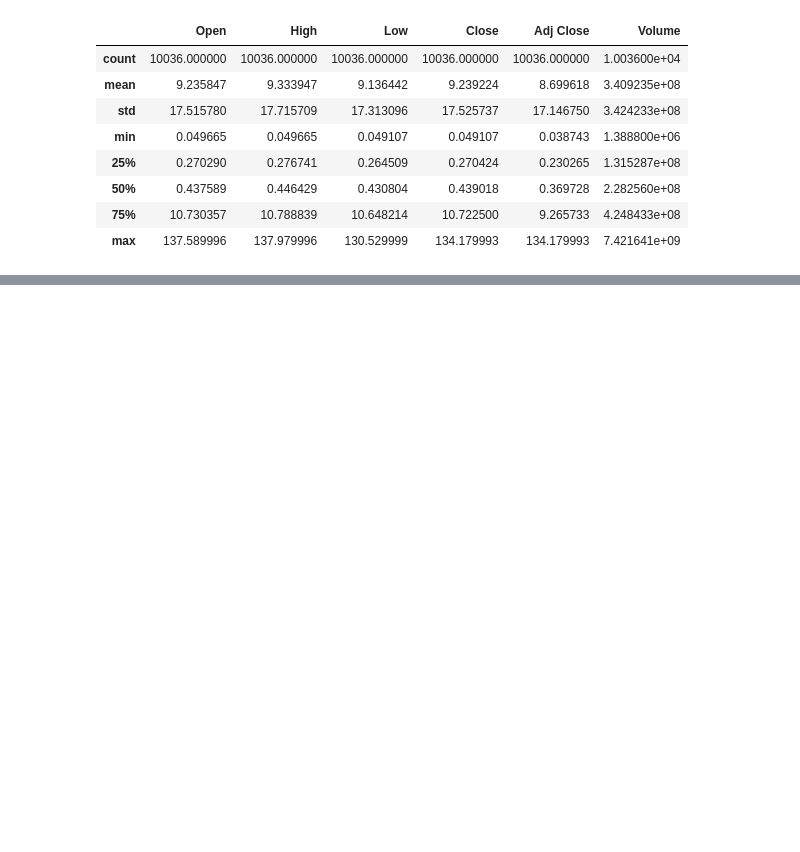
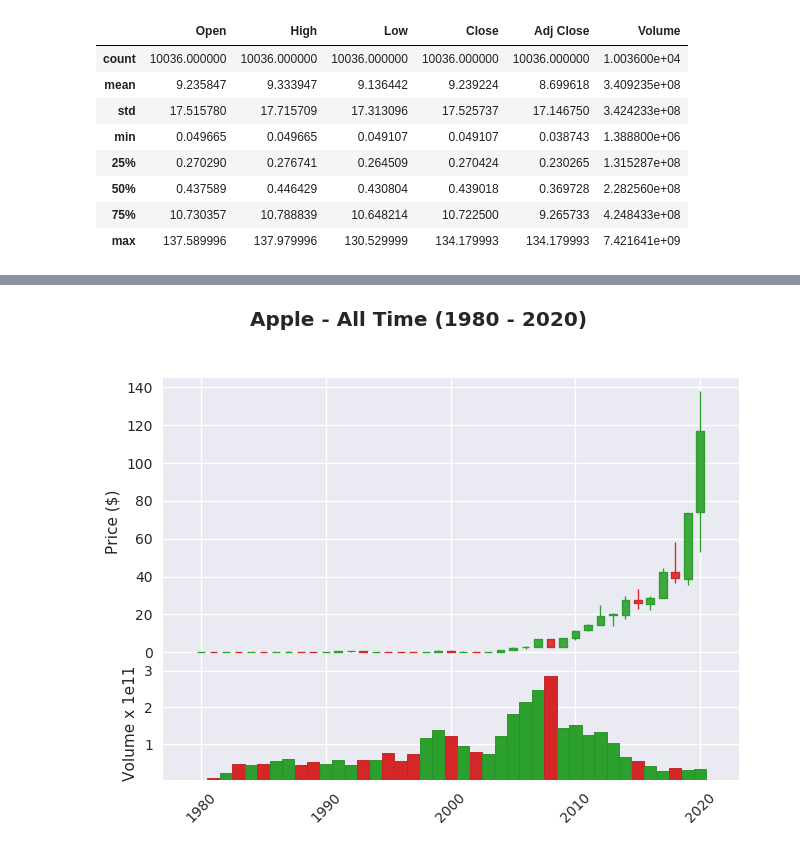
Before and after one commit to radroid/stock-price-predictor, a Jupyter notebook: 1_Exploratory_Data_Analysis.ipynb, the cells around one changed output, grey strips where cells are left out. Saved outputs shown, nothing was run; the diff lists cells and outputs as text; code cells hidden in the pictures; blank space fills up the shorter version.

```diff
--- a/1_Exploratory_Data_Analysis.ipynb
+++ b/1_Exploratory_Data_Analysis.ipynb
@@ -113,0 +220,30 @@ data['']
+# %%
+freq = 'Y'
+
+logic = {'Open'  : 'first',
+         'High'  : 'max',
+         'Low'   : 'min',
+         'Close' : 'last',
+         'Volume': 'sum'}
+
+yearly_data = data['AAPL'].resample(freq).apply(logic)
+# %%
+# plotting yearly data - AAPL
+mc = mpf.make_marketcolors(
+    up='tab:green',down='tab:red',
+    edge='inherit',
+    wick='inherit',
+    volume='inherit'
+)
+
+style = mpf.make_mpf_style(base_mpl_style="seaborn", marketcolors=mc)
+
+mpf.plot(yearly_data,
+         type='candle',
+         volume=True,
+         style=style,
+         title='Apple - All Time (1980 - 2020)',
+         ylabel='Price ($)',
+         datetime_format='%Y')
+# %% [output]
+[figure, added]
```
Also changed, not shown: parts of 20 cells of this notebook.
